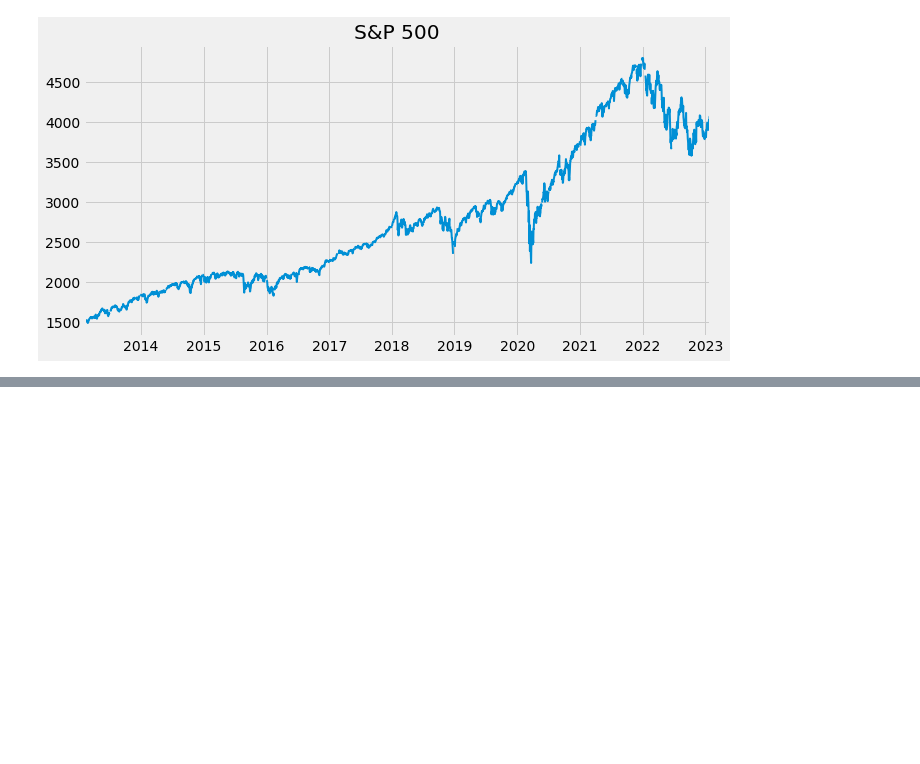
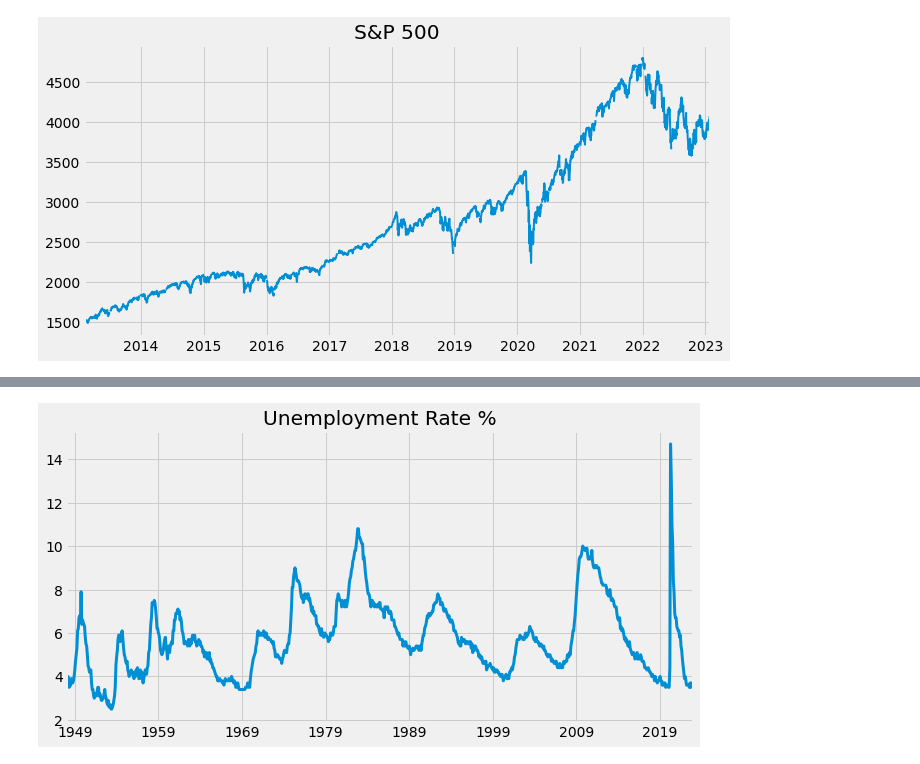
Before and after one commit to benkaan001/pandas_and_beyond, a Jupyter notebook: analyze_data/01_unemployment.ipynb, the cells around one changed output, grey strips where cells are left out. Drawn from its saved outputs; the diff is of its cells as text; code cells hidden in the pictures; blank space fills up the shorter version.

```diff
--- a/analyze_data/01_unemployment.ipynb
+++ b/analyze_data/01_unemployment.ipynb
@@ -107,0 +152,8 @@ plt.show()
+# %%
+# style plot
+unemp_rate.plot(figsize=(10,5),
+                title='Unemployment Rate %',
+                lw=3)
+plt.show()
+# %% [output]
+[figure, added]
```
Also changed, not shown: parts of 8 cells of this notebook.
